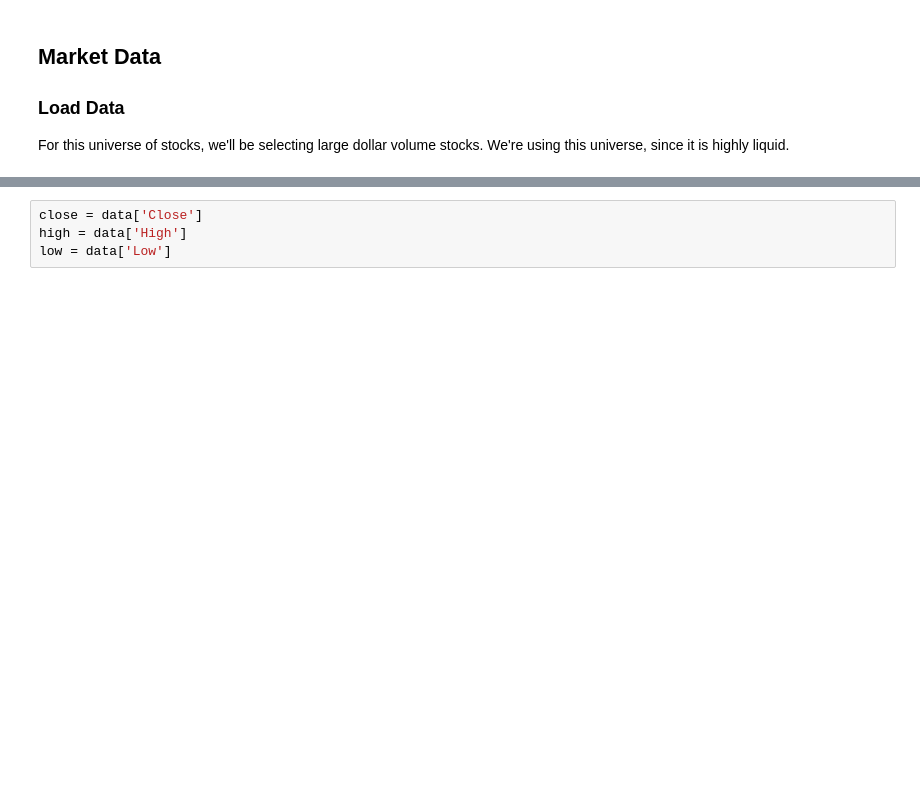
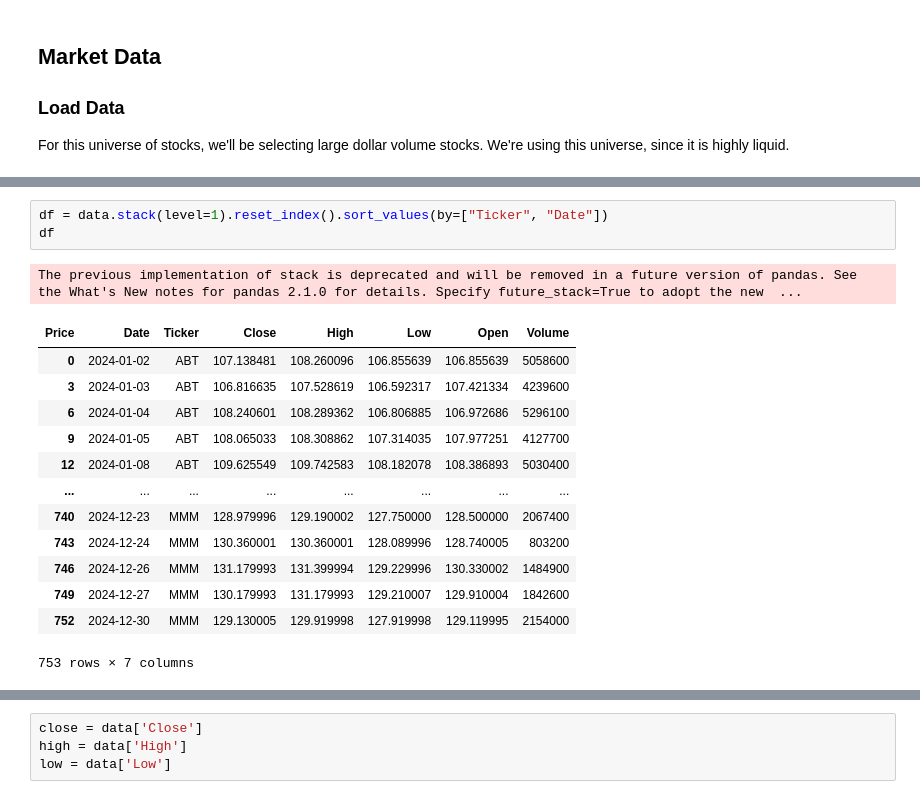
Before and after one commit to martinescobars/portfolio-optimization, a Jupyter notebook: portfolio-optimization.ipynb, the cells around one changed output, grey strips where cells are left out. Drawn from its saved outputs; the diff is of its cells as text; blank space fills up the shorter version.

```diff
--- a/portfolio-optimization.ipynb
+++ b/portfolio-optimization.ipynb
@@ -164,0 +158,18 @@ data
+# %%
+df = data.stack(level=1).reset_index().sort_values(by=["Ticker", "Date"])
+df
+# %% [output]
+The previous implementation of stack is deprecated and will be removed in a future version of pandas. See the What's New notes for pandas 2.1.0 for details. Specify future_stack=True to adopt the new  ...
+| Price | Date | Ticker | Close | High | Low | Open | Volume |
+| 0 | 2024-01-02 | ABT | 107.138481 | 108.260096 | 106.855639 | 106.855639 | 5058600 |
+| 3 | 2024-01-03 | ABT | 106.816635 | 107.528619 | 106.592317 | 107.421334 | 4239600 |
+| 6 | 2024-01-04 | ABT | 108.240601 | 108.289362 | 106.806885 | 106.972686 | 5296100 |
+| 9 | 2024-01-05 | ABT | 108.065033 | 108.308862 | 107.314035 | 107.977251 | 4127700 |
+| 12 | 2024-01-08 | ABT | 109.625549 | 109.742583 | 108.182078 | 108.386893 | 5030400 |
+| ... | ... | ... | ... | ... | ... | ... | ... |
+| 740 | 2024-12-23 | MMM | 128.979996 | 129.190002 | 127.750000 | 128.500000 | 2067400 |
+| 743 | 2024-12-24 | MMM | 130.360001 | 130.360001 | 128.089996 | 128.740005 | 803200 |
+| 746 | 2024-12-26 | MMM | 131.179993 | 131.399994 | 129.229996 | 130.330002 | 1484900 |
+| 749 | 2024-12-27 | MMM | 130.179993 | 131.179993 | 129.210007 | 129.910004 | 1842600 |
+| 752 | 2024-12-30 | MMM | 129.130005 | 129.919998 | 127.919998 | 129.119995 | 2154000 |
+753 rows × 7 columns
```
Also changed, not shown: parts of 18 cells of this notebook.
